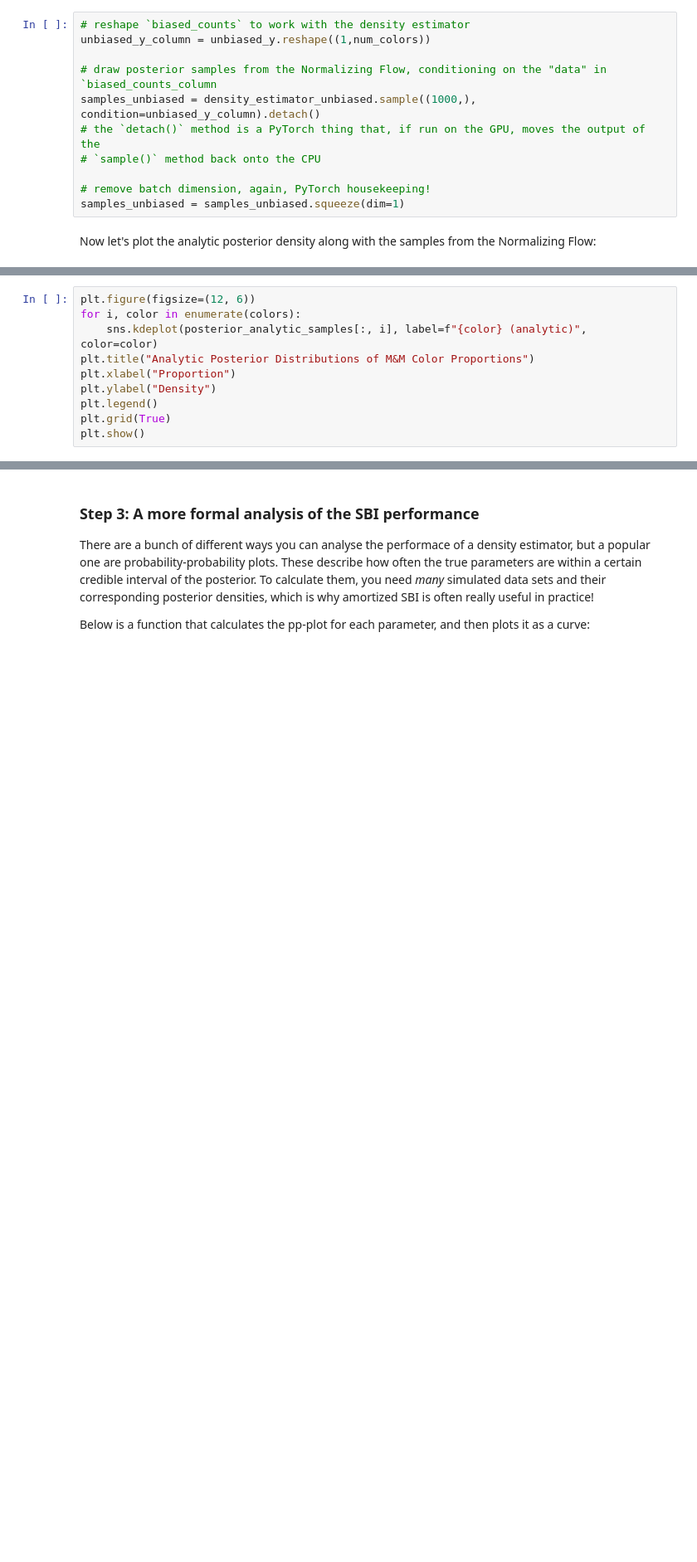
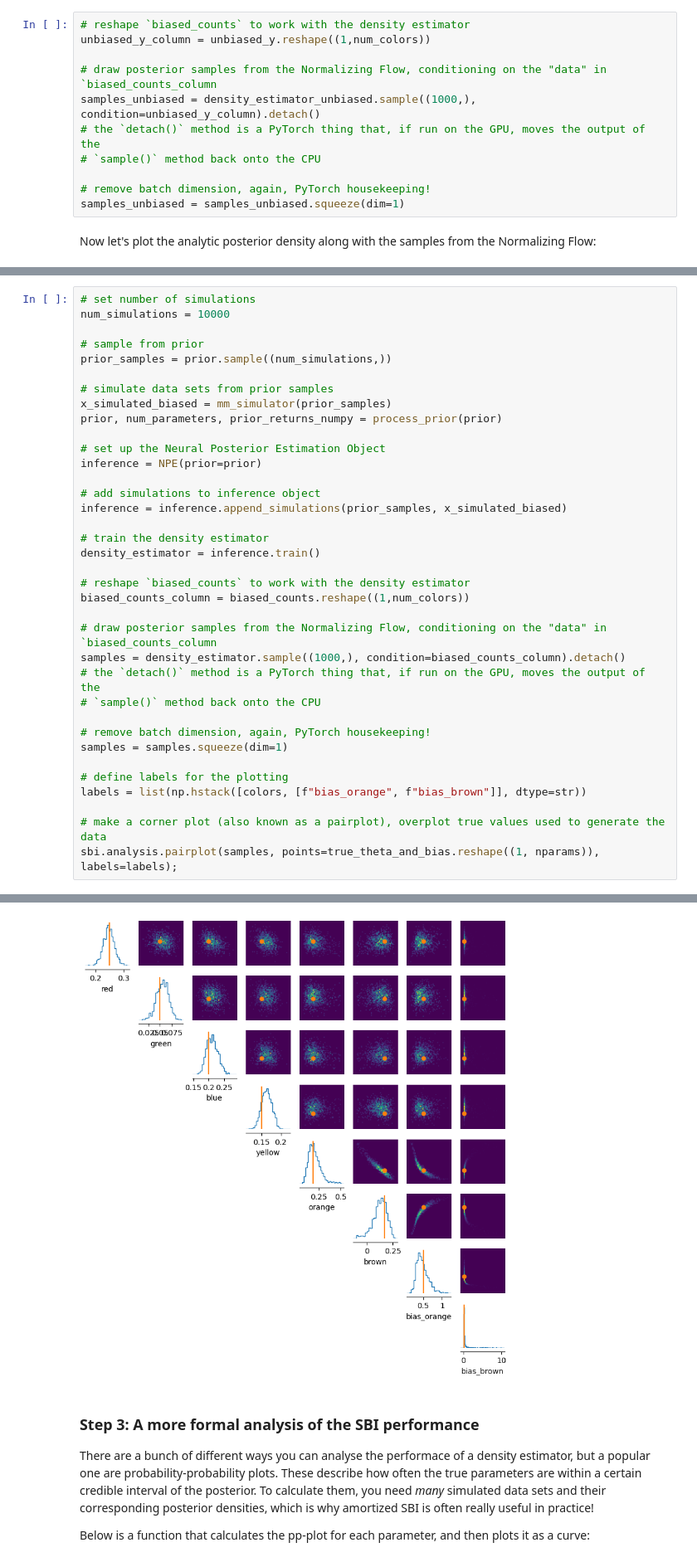
Before and after one commit to dhuppenkothen/bayes-school-granada-2025, a Jupyter notebook: Day4-Simulation-Based-Inference/SBI_with_MMs_SOLUTIONS.ipynb, the cells around one changed output, grey strips where cells are left out. Shown at 83% size. Drawn from its saved outputs; the diff is of its cells as text; blank space fills up the shorter version.

```diff
--- a/Day4-Simulation-Based-Inference/SBI_with_MMs_SOLUTIONS.ipynb
+++ b/Day4-Simulation-Based-Inference/SBI_with_MMs_SOLUTIONS.ipynb
@@ -487,13 +489,3 @@ for i, c in enumerate(colors):
-# %%
-plt.figure(figsize=(12, 6))
-for i, color in enumerate(colors):
-    sns.kdeplot(posterior_analytic_samples[:, i], label=f"{color} (analytic)", color=color)
-plt.title("Analytic Posterior Distributions of M&M Color Proportions")
-plt.xlabel("Proportion")
-plt.ylabel("Density")
-plt.legend()
-plt.grid(True)
-plt.show()
 # %% [markdown]
 ### Step 2: Implement the actual simulator, then explore posterior space
 
@@ -504,0 +557,37 @@ Let's go back to our original simulator, and the biased samples. Train the densi
+# %%
+# set number of simulations
+num_simulations = 10000
+
+# sample from prior
+prior_samples = prior.sample((num_simulations,))
+
+# simulate data sets from prior samples
+x_simulated_biased = mm_simulator(prior_samples)
+prior, num_parameters, prior_returns_numpy = process_prior(prior)
+
+# set up the Neural Posterior Estimation Object
+inference = NPE(prior=prior)
+
+# add simulations to inference object
+inference = inference.append_simulations(prior_samples, x_simulated_biased)
+
+# train the density estimator
+density_estimator = inference.train()
+
+# reshape `biased_counts` to work with the density estimator
+biased_counts_column = biased_counts.reshape((1,num_colors))
+
+# draw posterior samples from the Normalizing Flow, conditioning on the "data" in `biased_counts_column
+samples = density_estimator.sample((1000,), condition=biased_counts_column).detach()
+# the `detach()` method is a PyTorch thing that, if run on the GPU, moves the output of the
+# `sample()` method back onto the CPU
+
+# remove batch dimension, again, PyTorch housekeeping!
+samples = samples.squeeze(dim=1)
+
+# define labels for the plotting
+labels = list(np.hstack([colors, [f"bias_orange", f"bias_brown"]], dtype=str))
+
+# make a corner plot (also known as a pairplot), overplot true values used to generate the data
+sbi.analysis.pairplot(samples, points=true_theta_and_bias.reshape((1, nparams)), labels=labels);
+# %% [output]
@@ -505,3 +595,4 @@ Let's go back to our original simulator, and the biased samples. Train the densi
+[figure, added]
 # %% [markdown]
 ### Step 3: A more formal analysis of the SBI performance
 
```
Also changed, not shown: parts of 28 cells of this notebook, 1 other file.
